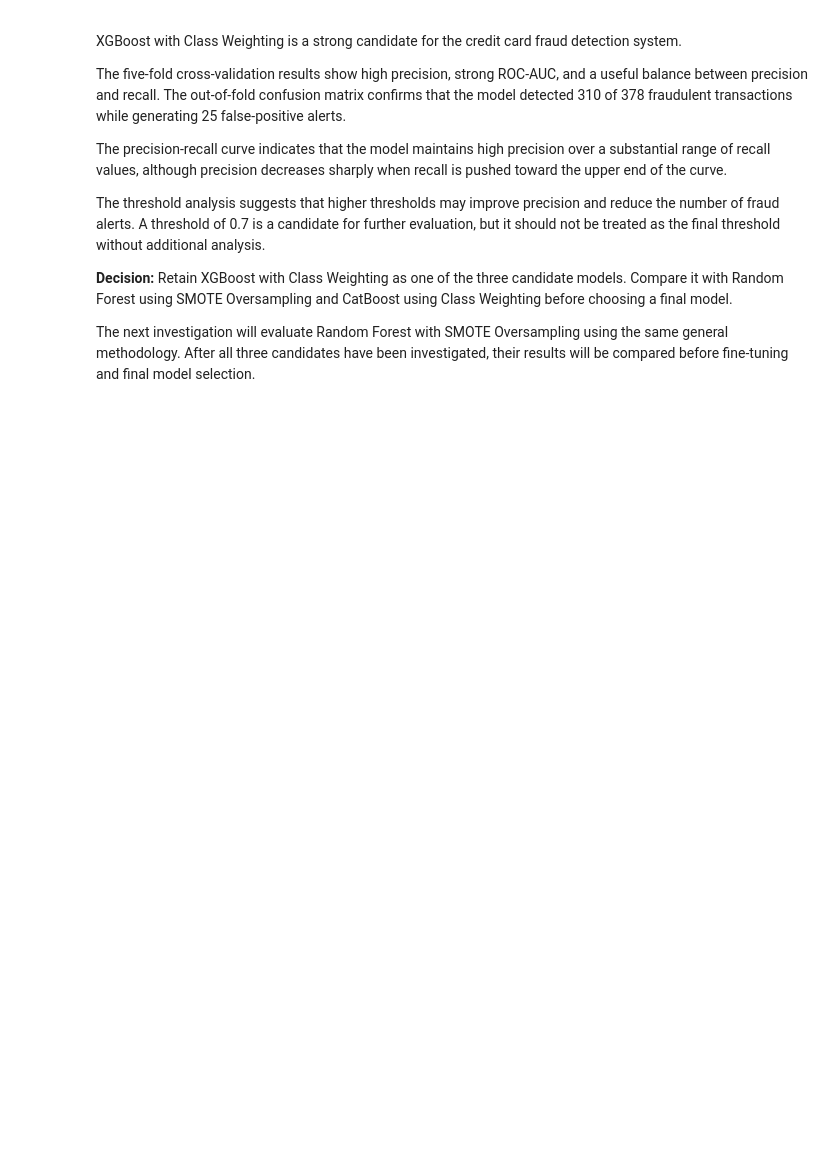
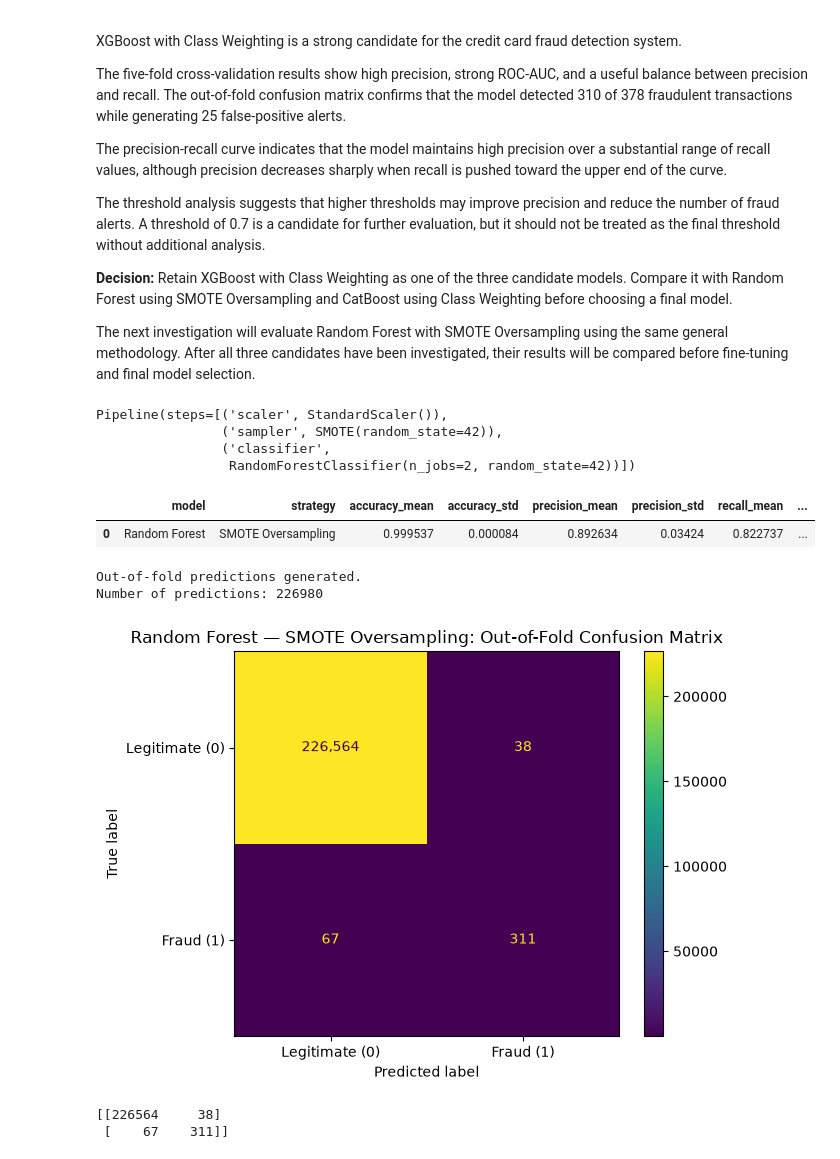
Before and after one commit to Kolade-favour/fraud-detection-system, a Jupyter notebook: notebooks/03_model_training.ipynb, the cells around one changed output. Drawn from its saved outputs; the diff is of its cells as text; code cells hidden in the pictures; blank space fills up the shorter version.

Commit message:
Completed analysis on top three best models

```diff
--- a/notebooks/03_model_training.ipynb
+++ b/notebooks/03_model_training.ipynb
@@ -1103,3 +1065,15 @@ The threshold analysis suggests that higher thresholds may improve precision and
 **Decision:** Retain XGBoost with Class Weighting as one of the three candidate models. Compare it with Random Forest using SMOTE Oversampling and CatBoost using Class Weighting before choosing a final model.
 
 The next investigation will evaluate Random Forest with SMOTE Oversampling using the same general methodology. After all three candidates have been investigated, their results will be compared before fine-tuning and final model selection.
+# %%
+rf_smote_pipeline = build_pipeline(
+    model=models["Random Forest"],
+    strategy="SMOTE Oversampling"
+)
+
+rf_smote_pipeline
+# %% [output]
+Pipeline(steps=[('scaler', StandardScaler()),
+                ('sampler', SMOTE(random_state=42)),
+                ('classifier',
+                 RandomForestClassifier(n_jobs=2, random_state=42))])
@@ -1105,0 +1092,67 @@ The next investigation will evaluate Random Forest with SMOTE Oversampling using
+# %%
+rf_smote_summary = {
+    "model": "Random Forest",
+    "strategy": "SMOTE Oversampling"
+}
+
+for metric in scoring:
+    scores = rf_smote_cv_results[f"test_{metric}"]
+
+    rf_smote_summary[f"{metric}_mean"] = scores.mean()
+    rf_smote_summary[f"{metric}_std"] = scores.std()
+
+rf_smote_summary_df = pd.DataFrame([rf_smote_summary])
+
+rf_smote_summary_df
+# %% [output]
+|  | model | strategy | accuracy_mean | accuracy_std | precision_mean | precision_std | recall_mean | ... |
+| 0 | Random Forest | SMOTE Oversampling | 0.999537 | 0.000084 | 0.892634 | 0.03424 | 0.822737 | ... |
+# %%
+rf_smote_oof_predictions = np.zeros(len(y_train), dtype=int)
+rf_smote_oof_probabilities = np.zeros(len(y_train), dtype=float)
+
+for fold_idx, (train_idx, val_idx) in enumerate(
+    cv.split(X_train, y_train)
+):
+    fitted_pipeline = rf_smote_cv_results["estimator"][fold_idx]
+
+    X_fold_val = X_train.iloc[val_idx]
+
+    rf_smote_oof_predictions[val_idx] = fitted_pipeline.predict(
+        X_fold_val
+    )
+
+    rf_smote_oof_probabilities[val_idx] = (
+        fitted_pipeline.predict_proba(X_fold_val)[:, 1]
+    )
+
+print("Out-of-fold predictions generated.")
+print("Number of predictions:", len(rf_smote_oof_predictions))
+# %% [output]
+Out-of-fold predictions generated.
+Number of predictions: 226980
+# %%
+from sklearn.metrics import confusion_matrix, ConfusionMatrixDisplay
+import matplotlib.pyplot as plt
+
+rf_smote_cm = confusion_matrix(
+    y_train,
+    rf_smote_oof_predictions,
+    labels=[0, 1]
+)
+
+display = ConfusionMatrixDisplay(
+    confusion_matrix=rf_smote_cm,
+    display_labels=["Legitimate (0)", "Fraud (1)"]
+)
+
+display.plot(values_format=",d")
+plt.title("Random Forest — SMOTE Oversampling: Out-of-Fold Confusion Matrix")
+plt.tight_layout()
+plt.show()
+
+print(rf_smote_cm)
+# %% [output]
+[figure, added]
+[[226564     38]
+ [    67    311]]
```
Also changed, not shown: parts of 17 cells of this notebook.
